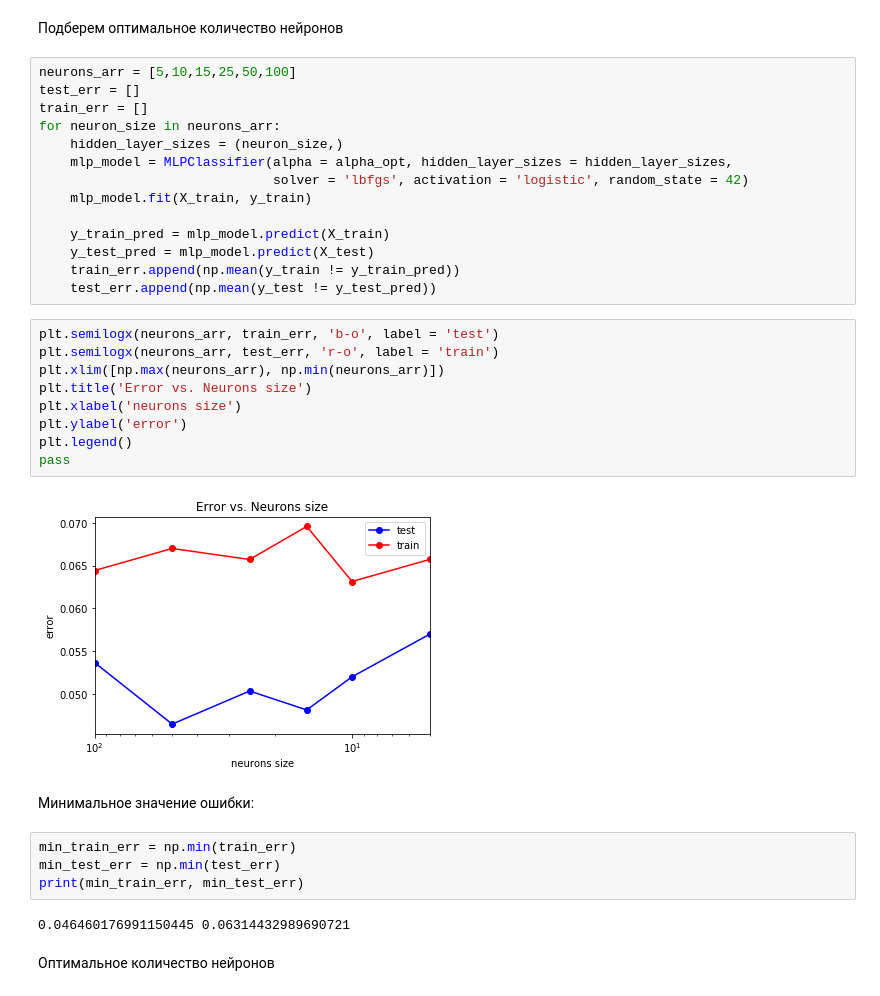
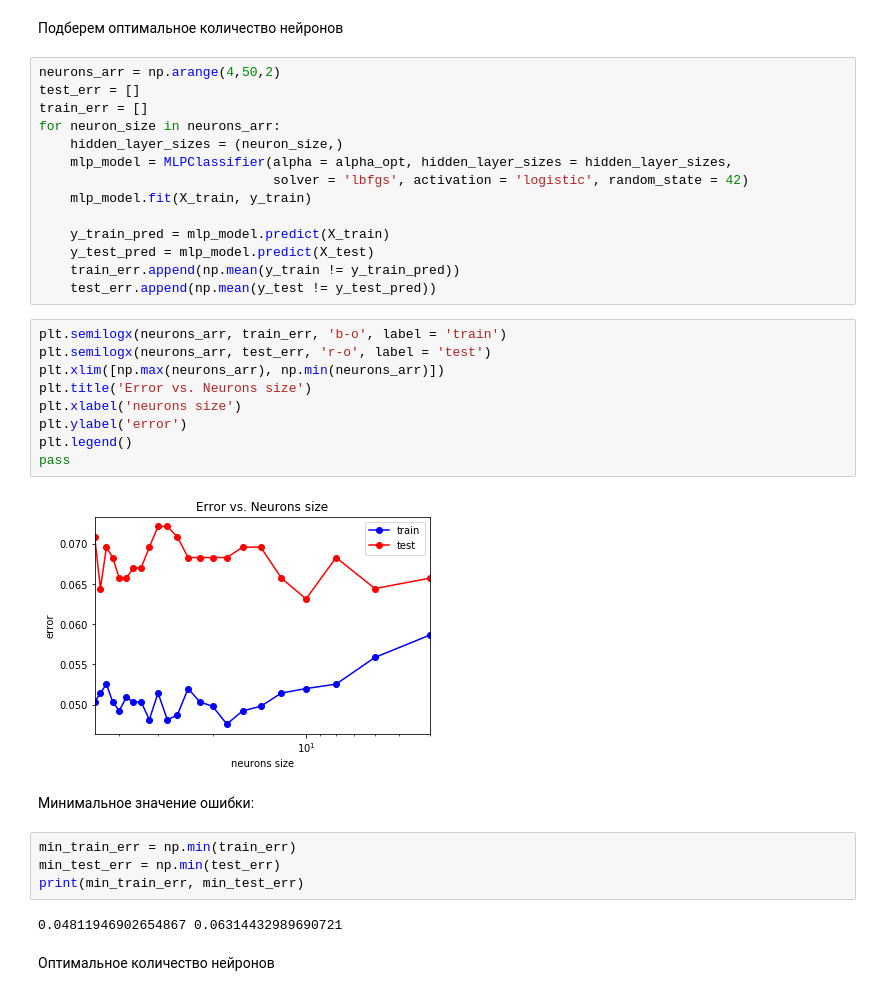
Before and after one commit to AlexanderSergeev/MachineLearning, a Jupyter notebook: LR1.ipynb, the cells around one changed output. Cells and saved outputs as stored; diff of their text form.

Commit message:
conclusion + graphs fixed

```diff
--- a/LR1.ipynb
+++ b/LR1.ipynb
@@ -797,7 +797,7 @@ print(alpha_opt)
 # %% [markdown]
 Подберем оптимальное количество нейронов
 # %%
-neurons_arr = [5,10,15,25,50,100]
+neurons_arr = np.arange(4,50,2)
 test_err = []
 train_err = []
 for neuron_size in neurons_arr:
@@ -811,16 +811,16 @@ for neuron_size in neurons_arr:
     train_err.append(np.mean(y_train != y_train_pred))
     test_err.append(np.mean(y_test != y_test_pred))
 # %%
-plt.semilogx(neurons_arr, train_err, 'b-o', label = 'test')
-plt.semilogx(neurons_arr, test_err, 'r-o', label = 'train')
+plt.semilogx(neurons_arr, train_err, 'b-o', label = 'train')
+plt.semilogx(neurons_arr, test_err, 'r-o', label = 'test')
 plt.xlim([np.max(neurons_arr), np.min(neurons_arr)])
 plt.title('Error vs. Neurons size')
 plt.xlabel('neurons size')
 plt.ylabel('error')
 plt.legend()
 pass
 # %% [output]
-[figure, old version]
+[figure, new version]
 # %% [markdown]
 Минимальное значение ошибки:
 # %%
@@ -828,7 +828,7 @@ min_train_err = np.min(train_err)
 min_test_err = np.min(test_err)
 print(min_train_err, min_test_err)
 # %% [output]
-0.046460176991150445 0.06314432989690721
+0.04811946902654867 0.06314432989690721
 # %% [markdown]
 Оптимальное количество нейронов
 # %%
```
Also changed, not shown: parts of 6 cells of this notebook.
